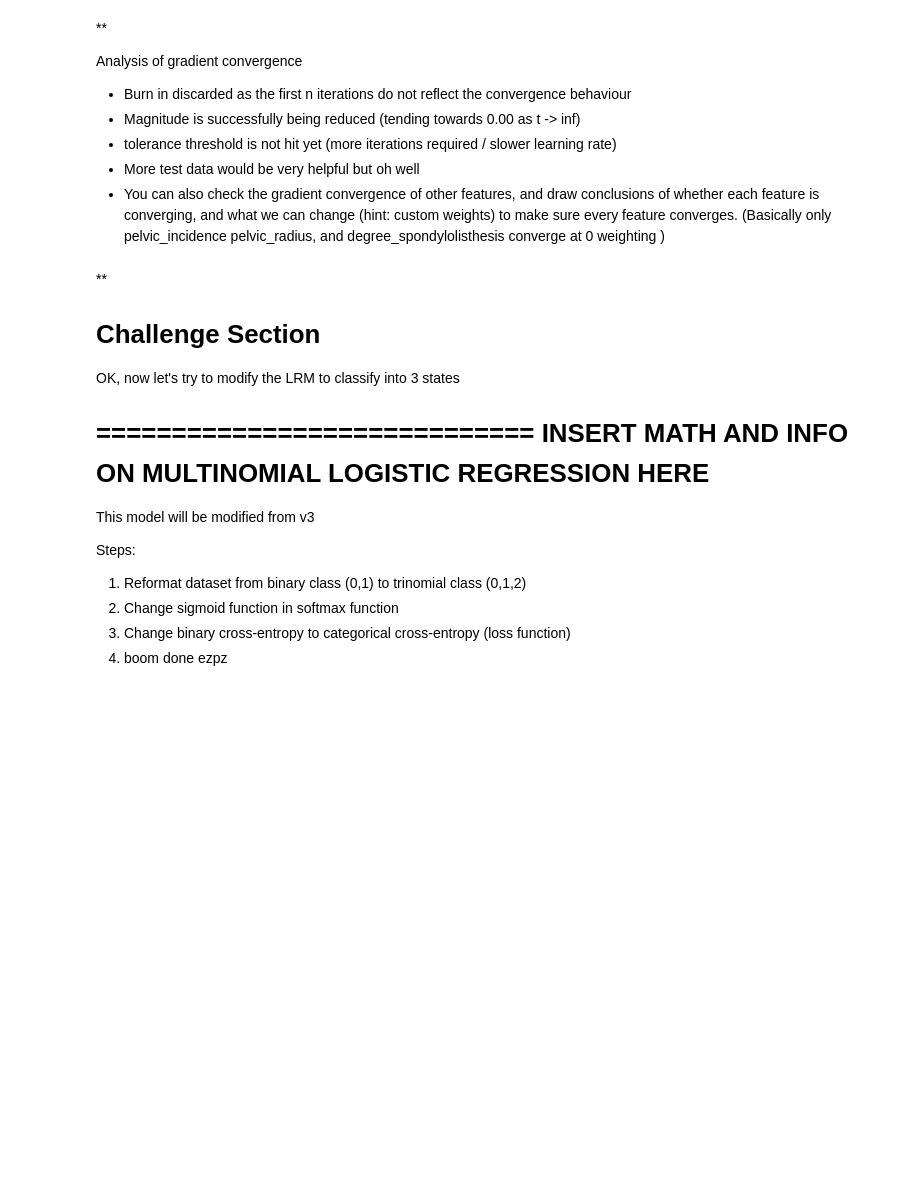
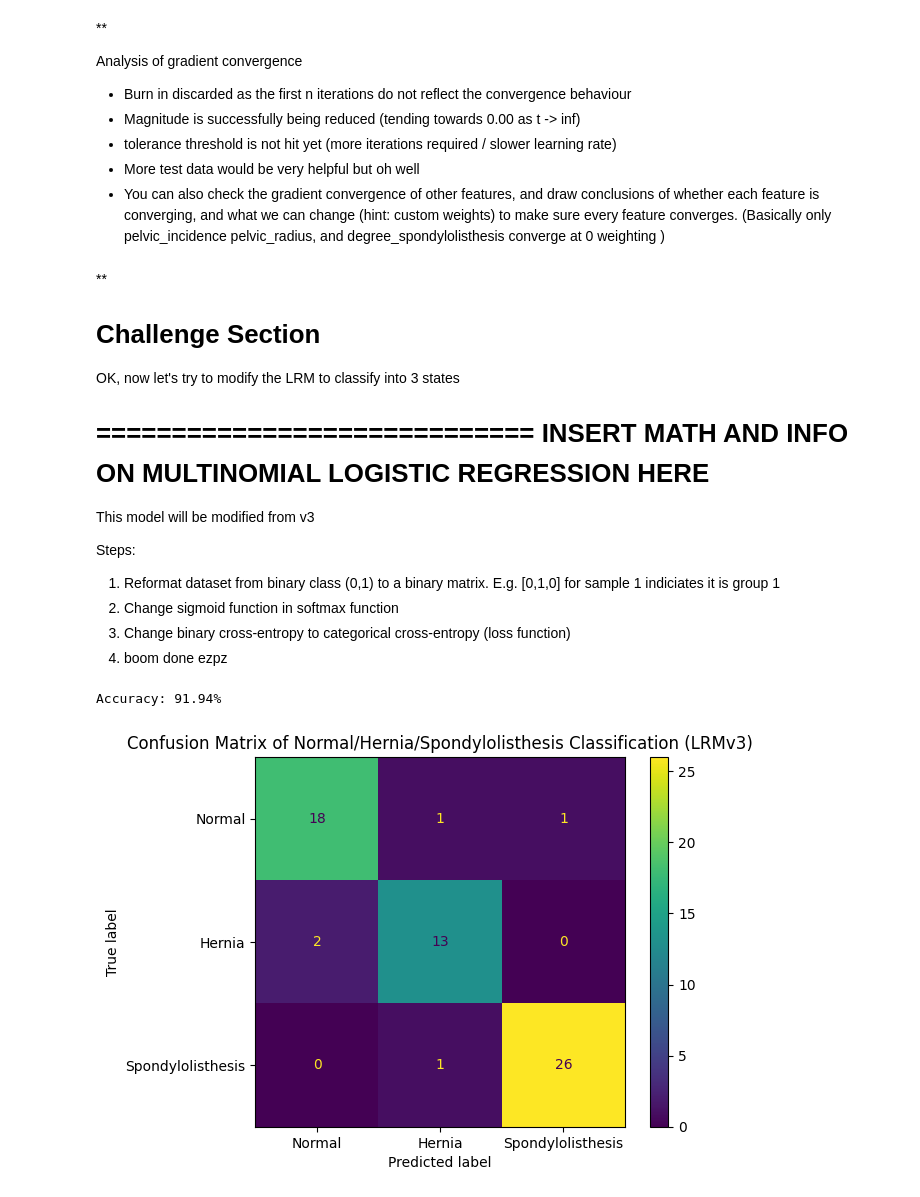
Before and after one commit to maxc22123/orthopaedic-hackathon, a Jupyter notebook: hackathon-solution.ipynb, the cells around one changed output. Saved outputs shown, nothing was run; the diff lists cells and outputs as text; code cells hidden in the pictures; blank space fills up the shorter version.

Commit message:
Implement Logisitc Regression Model v3

```diff
--- a/hackathon-solution.ipynb
+++ b/hackathon-solution.ipynb
@@ -306,8 +306,8 @@ class LogisticRegressionV2():
     Float of percentage accuracy.
     '''
     def accuracy(self, X, y):
-        predictions = self.predict(X)
-        return np.sum(predictions==y)/len(y)
+        prediction = self.predict(X)
+        return np.sum(prediction==y)/len(y)
 
     ''' Getter for weights.
     @return
@@ -351,9 +351,9 @@ With this new model, bottom False Positives have significantly decreased. Now le
 # %%
 ''' Analysis: Confusion Matrix with Threshold = 0.3'''
 
-predictions_2 = logit_model.predict(X_test, thres=0.3)
+prediction = logit_model.predict(X_test, thres=0.3)
 
-cm = confusion_matrix(y_test, predictions_2)
+cm = confusion_matrix(y_test, prediction)
 disp = ConfusionMatrixDisplay(confusion_matrix=cm, display_labels=['Normal','Abnormal'])
 
 disp.plot()
@@ -405,7 +406,7 @@ This model will be modified from v3
 
 Steps:
 
-1. Reformat dataset from binary class (0,1) to trinomial class (0,1,2)
+1. Reformat dataset from binary class (0,1) to a binary matrix. E.g. [0,1,0] for sample 1 indiciates it is group 1
 2. Change sigmoid function in softmax function
 3. Change binary cross-entropy to categorical cross-entropy (loss function)
 4. boom done ezpz
@@ -413,18 +414,15 @@ Steps:
 ''' Data Cleansing '''
 
 # Classify class data into Normal (0), Hernia (1), and Spondylilosthesis (2)
-trinomial_y = pd.DataFrame(np.where(y =='Normal', 0, np.where(y =='Hernia', 1, 2)))
+trinomial_y = pd.DataFrame(np.where(y =='Normal', [1,0,0], np.where(y =='Hernia', [0,1,0], [0,0,1])))
 
 # Split training and testing data randomly (80-20 split)
-X_train = X.sample(frac=0.8, random_state=SEED)
 y_train = trinomial_y.sample(frac=0.8, random_state=SEED)
-
-X_test = X.loc[X.index.difference(X_train.index)]
 y_test = trinomial_y.loc[trinomial_y.index.difference(y_train.index)]
 
 # Reformat class data into suitable NumPy arrays
-y_train = y_train.to_numpy().reshape(-1)
-y_test = np.array(y_test).ravel()
+y_train = y_train.to_numpy()
+y_test = np.argmax(y_test.to_numpy(), axis=1)
 # %%
 ''' Implementation of the Logistic Regression Model (v3) '''
 
@@ -525,3 +530,25 @@ class LogisticRegressionV3():
 
     def get_d_weights(self):
         return self.dw_coeff_m
+# %%
+''' Initialise Logistic Regression Model v3'''
+logit_model = LogisticRegressionV3()
+
+logit_model.fit(X_train, y_train)
+
+prediction = logit_model.predict(X_test)
+
+accuracy = logit_model.accuracy(X_test,y_test)
+print(f'Accuracy: {accuracy*100:.2f}%')
+# %% [output]
+Accuracy: 91.94%
+# %%
+''' Analysis: Confusion Matrix'''
+cm = confusion_matrix(y_test, prediction)
+disp = ConfusionMatrixDisplay(confusion_matrix=cm, display_labels=['Normal','Hernia','Spondylolisthesis'])
+
+disp.plot()
+plt.title('Confusion Matrix of Normal/Hernia/Spondylolisthesis Classification (LRMv3)')
+plt.show()
+# %% [output]
+[figure, added]
```
Also changed, not shown: parts of 9 cells of this notebook.
